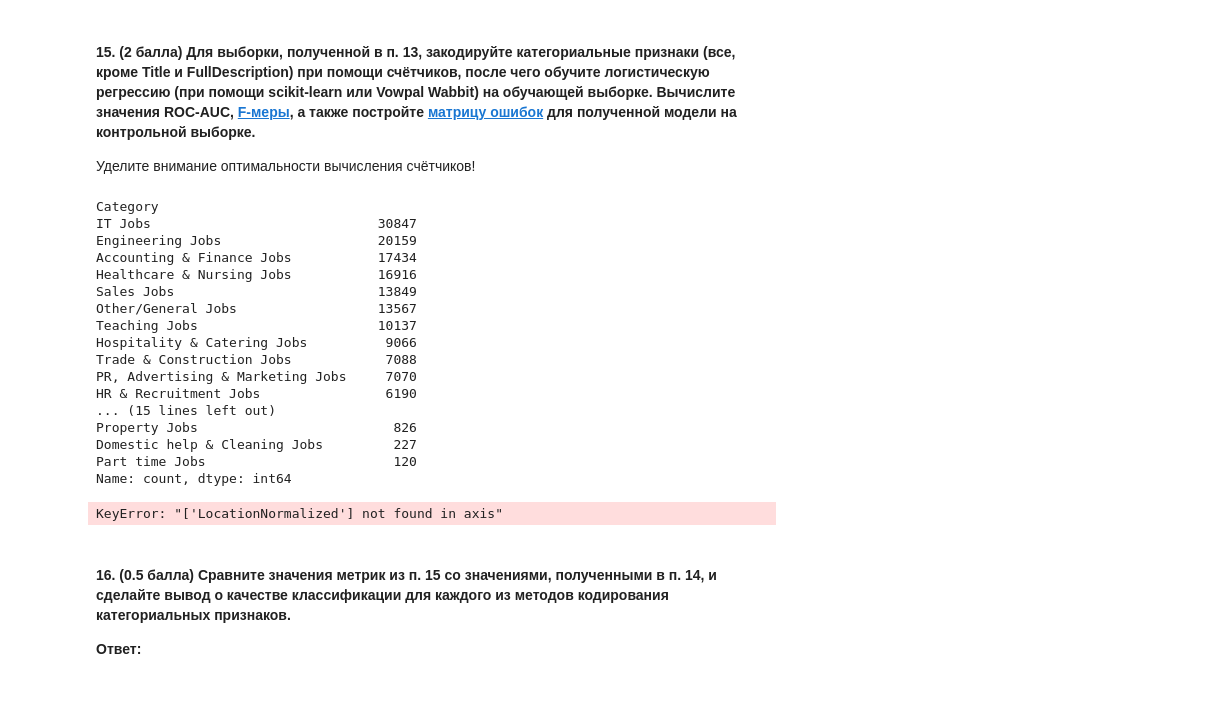
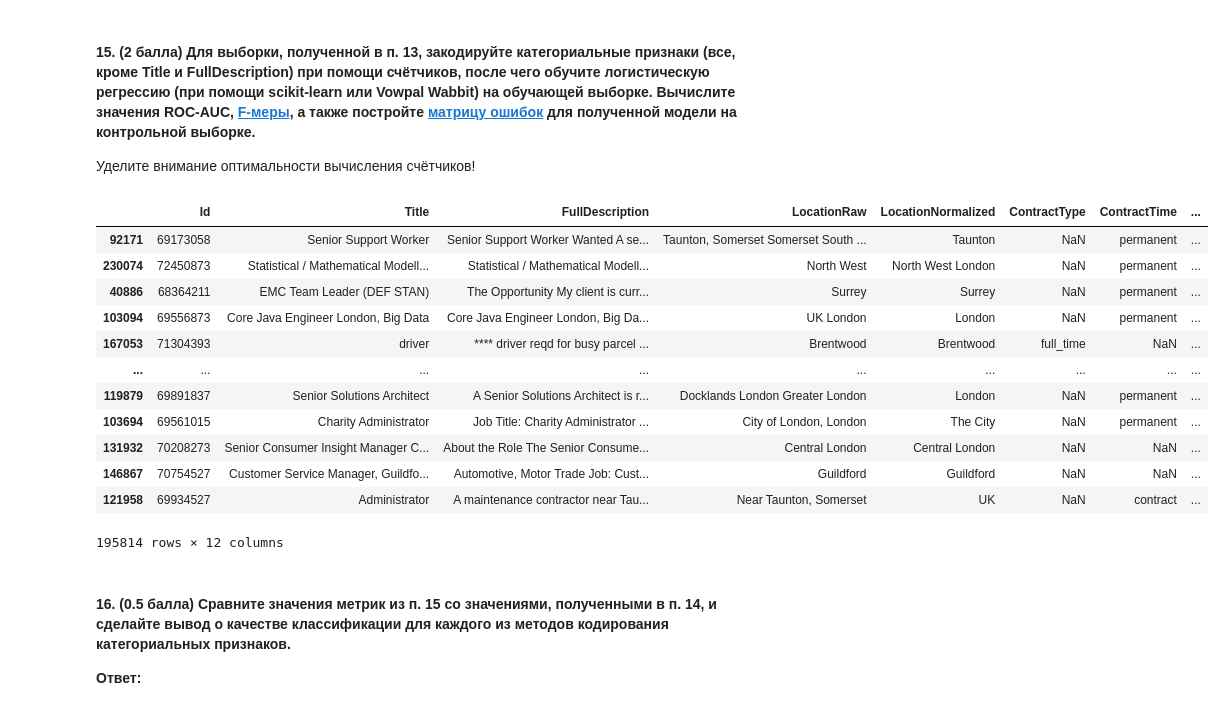
Before and after one commit to Uralbeckins/ML-Sokolov-Course, a Jupyter notebook: homework-practice-02-linclass.ipynb, the cells around one changed output. Drawn from its saved outputs; the diff is of its cells as text; code cells hidden in the pictures.

Commit message:
count_encoder now works

```diff
--- a/homework-practice-02-linclass.ipynb
+++ b/homework-practice-02-linclass.ipynb
@@ -349,26 +344,6 @@ X_test = encoder.transform(X_test[cat_cols])
 #### 15. (2 балла) Для выборки, полученной в п. 13, закодируйте категориальные признаки (все, кроме Title и FullDescription) при помощи счётчиков, после чего обучите логистическую регрессию (при помощи scikit-learn или Vowpal Wabbit) на обучающей выборке. Вычислите значения ROC-AUC, [F-меры](http://scikit-learn.org/stable/modules/generated/sklearn.metrics.f1_score.html), а также постройте [матрицу ошибок](http://scikit-learn.org/stable/modules/generated/sklearn.metrics.confusion_matrix.html) для полученной модели на контрольной выборке.
 
 Уделите внимание оптимальности вычисления счётчиков!
-# %%
-X_train['Category'].value_counts()
-# %% [output]
-Category
-IT Jobs                             30847
-Engineering Jobs                    20159
-Accounting & Finance Jobs           17434
-Healthcare & Nursing Jobs           16916
-Sales Jobs                          13849
-Other/General Jobs                  13567
-Teaching Jobs                       10137
-Hospitality & Catering Jobs          9066
-Trade & Construction Jobs            7088
-PR, Advertising & Marketing Jobs     7070
-HR & Recruitment Jobs                6190
-... (15 lines left out)
-Property Jobs                         826
-Domestic help & Cleaning Jobs         227
-Part time Jobs                        120
-Name: count, dtype: int64
 # %%
 def get_count_encoder(df, column):
 
@@ -387,3 +364,19 @@ def get_count_encoder(df, column):
+# %%
+X_train
+# %% [output]
+|  | Id | Title | FullDescription | LocationRaw | LocationNormalized | ContractType | ContractTime | ... |
+| 92171 | 69173058 | Senior Support Worker | Senior Support Worker Wanted A se... | Taunton, Somerset Somerset South ... | Taunton | NaN | permanent | ... |
+| 230074 | 72450873 | Statistical / Mathematical Modell... | Statistical / Mathematical Modell... | North West | North West London | NaN | permanent | ... |
+| 40886 | 68364211 | EMC Team Leader (DEF STAN) | The Opportunity My client is curr... | Surrey | Surrey | NaN | permanent | ... |
+| 103094 | 69556873 | Core Java Engineer London, Big Data | Core Java Engineer London, Big Da... | UK London | London | NaN | permanent | ... |
+| 167053 | 71304393 | driver | **** driver reqd for busy parcel ... | Brentwood | Brentwood | full_time | NaN | ... |
+| ... | ... | ... | ... | ... | ... | ... | ... | ... |
+| 119879 | 69891837 | Senior Solutions Architect | A Senior Solutions Architect is r... | Docklands London Greater London | London | NaN | permanent | ... |
+| 103694 | 69561015 | Charity Administrator | Job Title: Charity Administrator ... | City of London, London | The City | NaN | permanent | ... |
+| 131932 | 70208273 | Senior Consumer Insight Manager C... | About the Role The Senior Consume... | Central London | Central London | NaN | NaN | ... |
+| 146867 | 70754527 | Customer Service Manager, Guildfo... | Automotive, Motor Trade Job: Cust... | Guildford | Guildford | NaN | NaN | ... |
+| 121958 | 69934527 | Administrator | A maintenance contractor near Tau... | Near Taunton, Somerset | UK | NaN | contract | ... |
+195814 rows × 12 columns
 # %%
 X_train, X_test, y_train, y_test = train_test_split(df, target, test_size=0.2, random_state=42)
 # %%
@@ -403,9 +396,7 @@ for col in cat_cols:
 # %%
 for col in cat_cols:
     encoder_dict = get_count_encoder(X_test, col)
-    X_train[col + '_enc'] = X_test[col].map(encoder_dict)
-    X_train.drop(col, axis=1, inplace=True)
+    X_test[col + '_enc'] = X_test[col].map(encoder_dict)
+    X_test.drop(col, axis=1, inplace=True)
-# %% [output]
-KeyError: "['LocationNormalized'] not found in axis"
 # %%
 X_train.drop('SalaryNormalized', axis=1, inplace=True)
```
Also changed, not shown: parts of 6 cells of this notebook.
